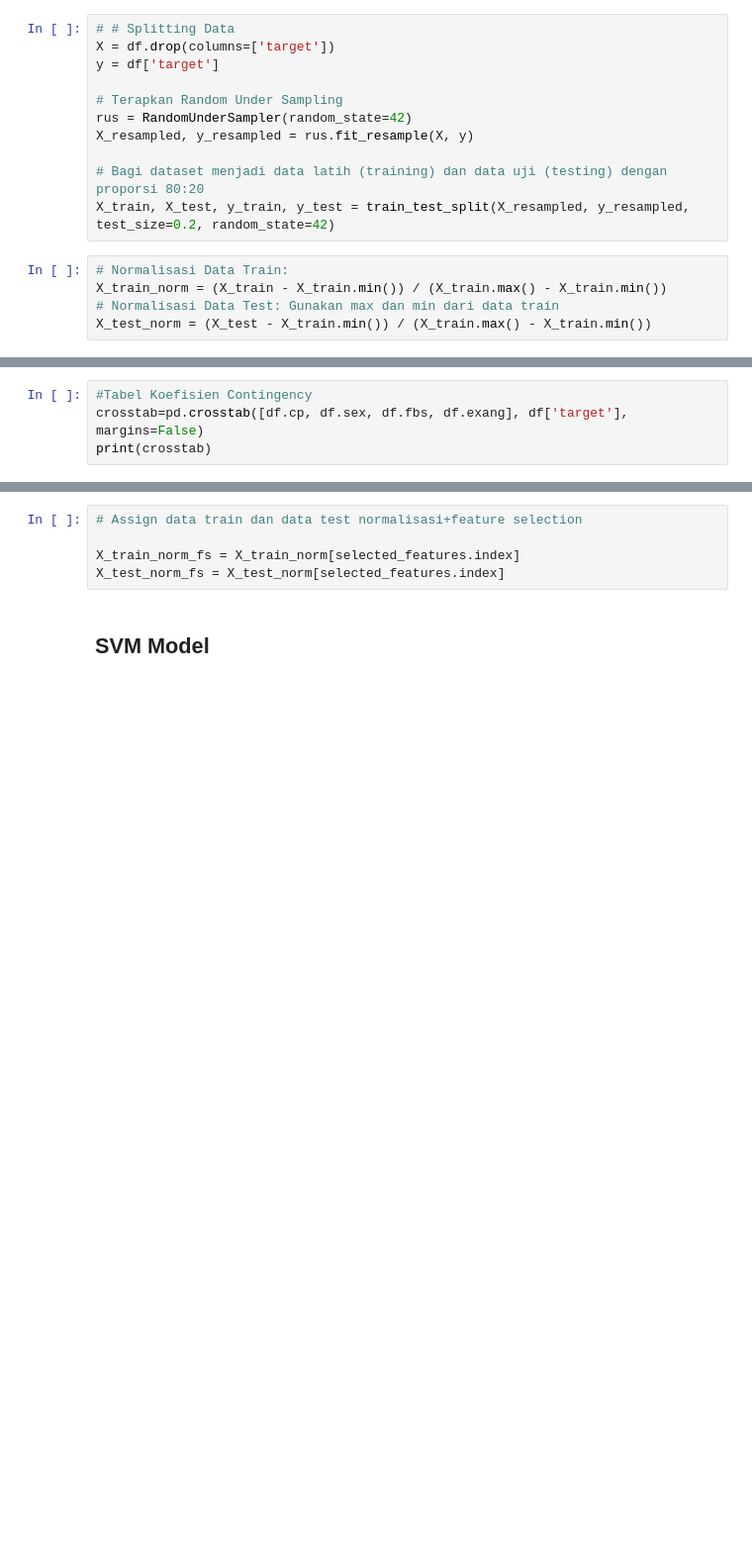
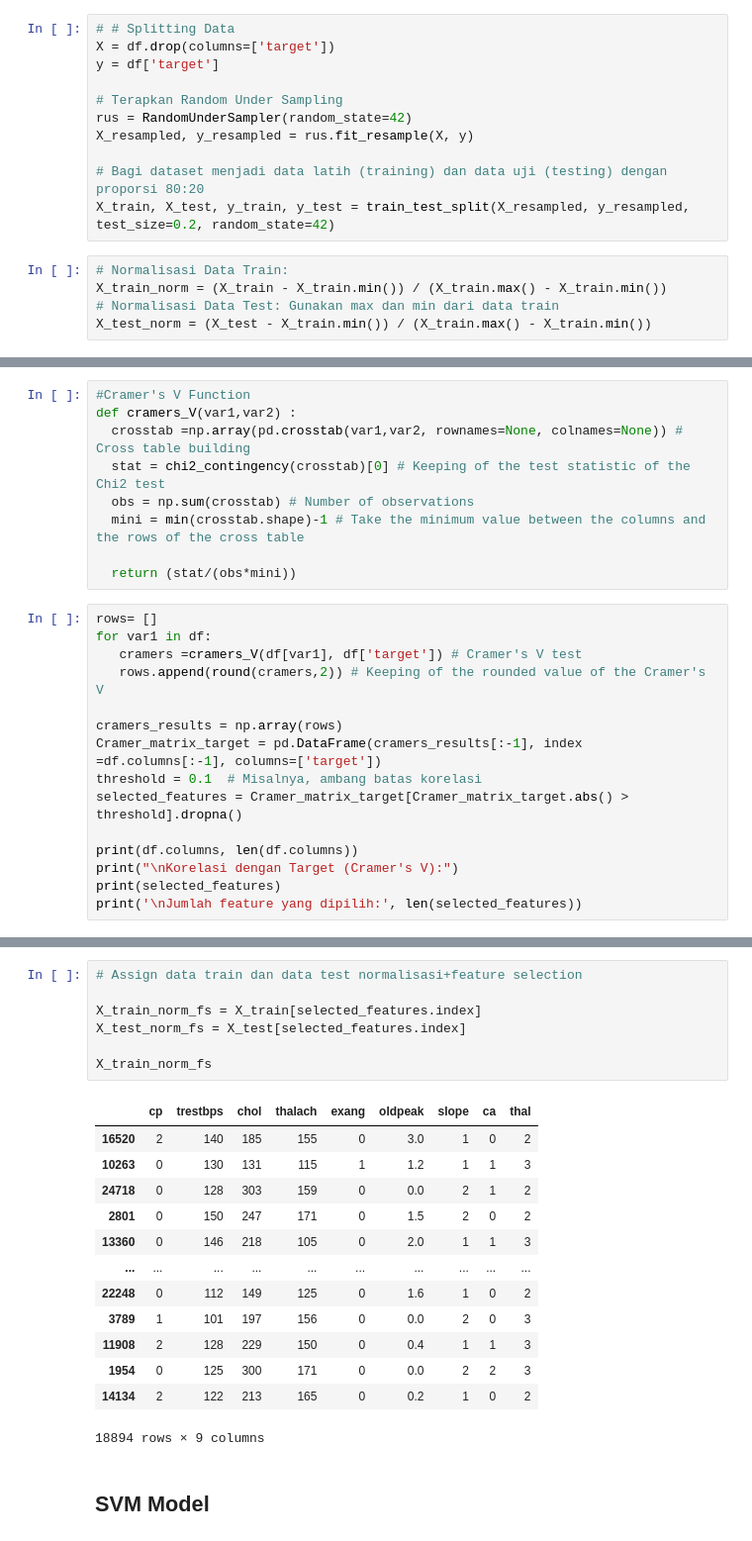
Before and after one commit to saifudienrosyid/finalproject_KKPM, a Jupyter notebook: baseline_norm_fs.ipynb, the cells around one changed output, grey strips where cells are left out. Shown: that part at 99% size. Cells and saved outputs as stored; diff of their text form; blank space fills up the shorter version.

Commit message:
edit baseline_norm_fs

```diff
--- a/baseline_norm_fs.ipynb
+++ b/baseline_norm_fs.ipynb
@@ -94,4 +40,0 @@ Name: target, dtype: float64 10
-# %%
-#Tabel Koefisien Contingency
-crosstab=pd.crosstab([df.cp, df.sex, df.fbs, df.exang], df['target'], margins=False)
-print(crosstab)
@@ -115,0 +59,24 @@ cp sex fbs exang
+# %%
+#Cramer's V Function
+def cramers_V(var1,var2) :
+  crosstab =np.array(pd.crosstab(var1,var2, rownames=None, colnames=None)) # Cross table building
+  stat = chi2_contingency(crosstab)[0] # Keeping of the test statistic of the Chi2 test
+  obs = np.sum(crosstab) # Number of observations
+  mini = min(crosstab.shape)-1 # Take the minimum value between the columns and the rows of the cross table
+
+  return (stat/(obs*mini))
+# %%
+rows= []
+for var1 in df:
+   cramers =cramers_V(df[var1], df['target']) # Cramer's V test
+   rows.append(round(cramers,2)) # Keeping of the rounded value of the Cramer's V
+
+cramers_results = np.array(rows)
+Cramer_matrix_target = pd.DataFrame(cramers_results[:-1], index =df.columns[:-1], columns=['target'])
+threshold = 0.1  # Misalnya, ambang batas korelasi
+selected_features = Cramer_matrix_target[Cramer_matrix_target.abs() > threshold].dropna()
+
+print(df.columns, len(df.columns))
+print("\nKorelasi dengan Target (Cramer's V):")
+print(selected_features)
+print('\nJumlah feature yang dipilih:', len(selected_features))
@@ -116,8 +101,24 @@ cp sex fbs exang
 # %%
 # Assign data train dan data test normalisasi+feature selection
 
-X_train_norm_fs = X_train_norm[selected_features.index]
-X_test_norm_fs = X_test_norm[selected_features.index]
+X_train_norm_fs = X_train[selected_features.index]
+X_test_norm_fs = X_test[selected_features.index]
+
+X_train_norm_fs
+# %% [output]
+|  | cp | trestbps | chol | thalach | exang | oldpeak | slope | ca | thal |
+| 16520 | 2 | 140 | 185 | 155 | 0 | 3.0 | 1 | 0 | 2 |
+| 10263 | 0 | 130 | 131 | 115 | 1 | 1.2 | 1 | 1 | 3 |
+| 24718 | 0 | 128 | 303 | 159 | 0 | 0.0 | 2 | 1 | 2 |
+| 2801 | 0 | 150 | 247 | 171 | 0 | 1.5 | 2 | 0 | 2 |
+| 13360 | 0 | 146 | 218 | 105 | 0 | 2.0 | 1 | 1 | 3 |
+| ... | ... | ... | ... | ... | ... | ... | ... | ... | ... |
+| 22248 | 0 | 112 | 149 | 125 | 0 | 1.6 | 1 | 0 | 2 |
+| 3789 | 1 | 101 | 197 | 156 | 0 | 0.0 | 2 | 0 | 3 |
+| 11908 | 2 | 128 | 229 | 150 | 0 | 0.4 | 1 | 1 | 3 |
+| 1954 | 0 | 125 | 300 | 171 | 0 | 0.0 | 2 | 2 | 3 |
+| 14134 | 2 | 122 | 213 | 165 | 0 | 0.2 | 1 | 0 | 2 |
+18894 rows × 9 columns
 # %% [markdown]
 ## SVM Model
 # %%
```
Also changed, not shown: parts of 43 cells of this notebook.
